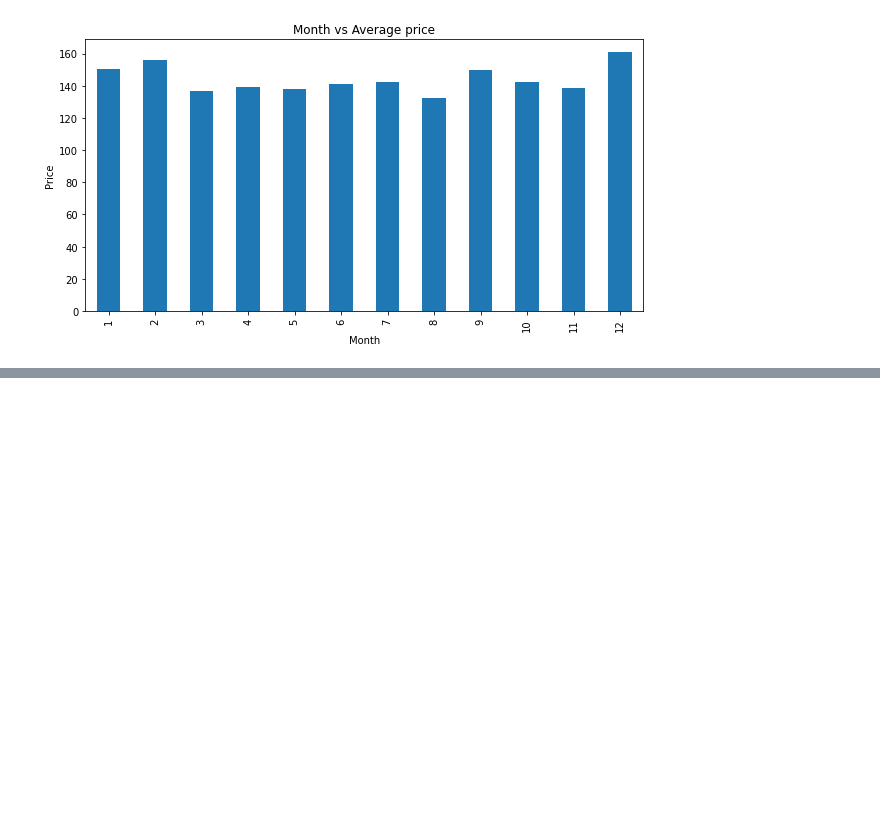
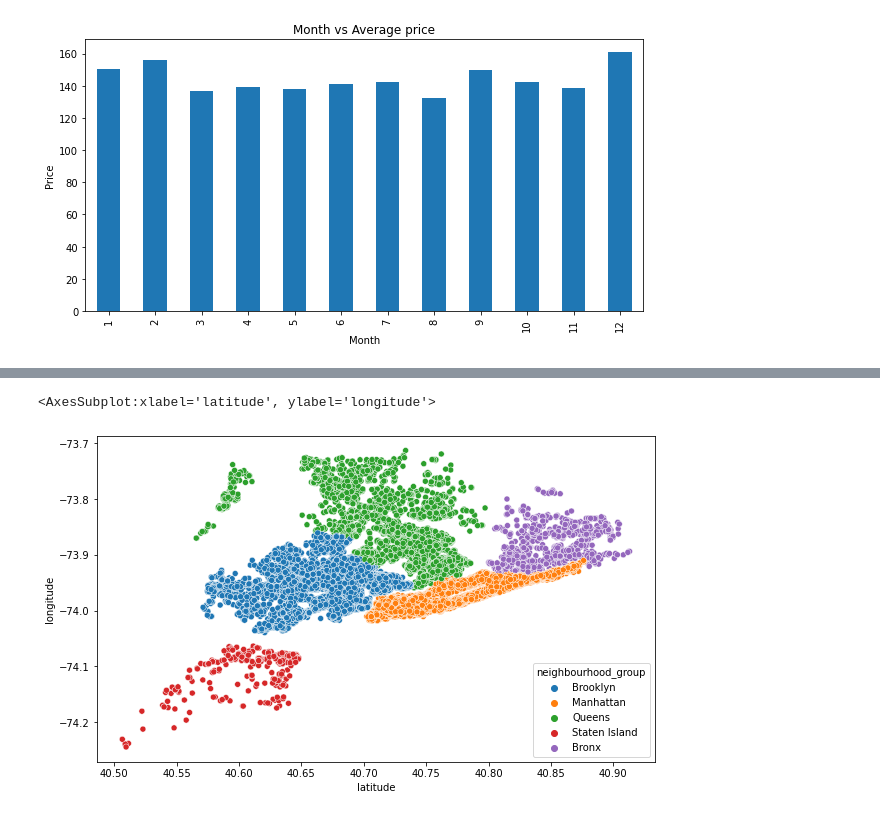
Before and after one commit to mdismailquraishicse/Capstone-Project-1--AirBnb, a Jupyter notebook: Capstone Project 1 - EDA.ipynb, the cells around one changed output, grey strips where cells are left out. Cells and saved outputs as stored; diff of their text form; code cells hidden in the pictures; blank space fills up the shorter version.

```diff
--- a/Capstone Project 1 - EDA.ipynb
+++ b/Capstone Project 1 - EDA.ipynb
@@ -342,0 +351,7 @@ plt.show()
+# %%
+# Map of Neighbourhood_group
+plt.rcParams['figure.figsize'] = (10,6)
+sns.scatterplot(airbnb_df['latitude'],airbnb_df['longitude'],hue=airbnb_df['neighbourhood_group'])
+# %% [output]
+<AxesSubplot:xlabel='latitude', ylabel='longitude'>
+[figure, added]
```
Also changed, not shown: parts of 1 cell of this notebook.
